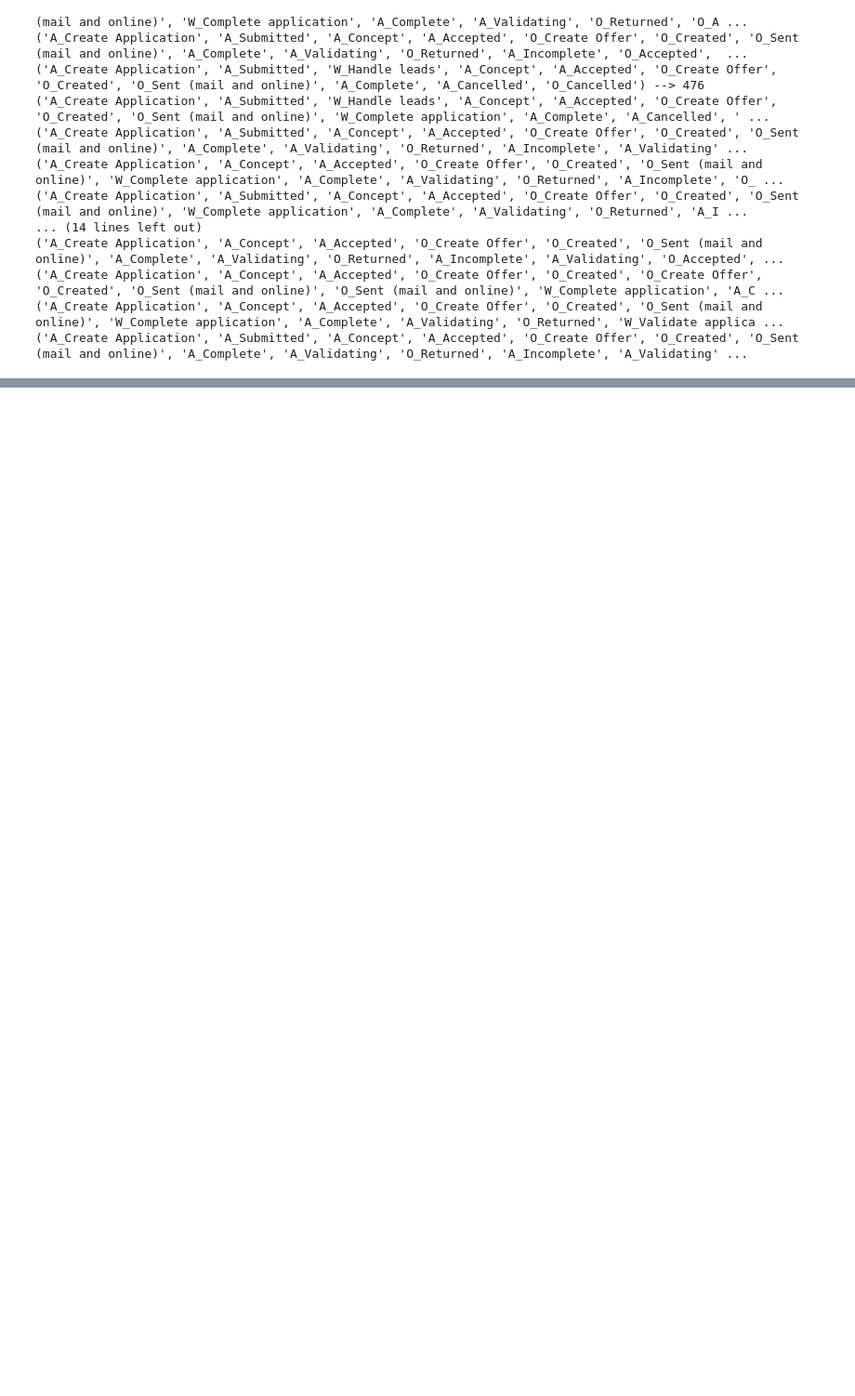
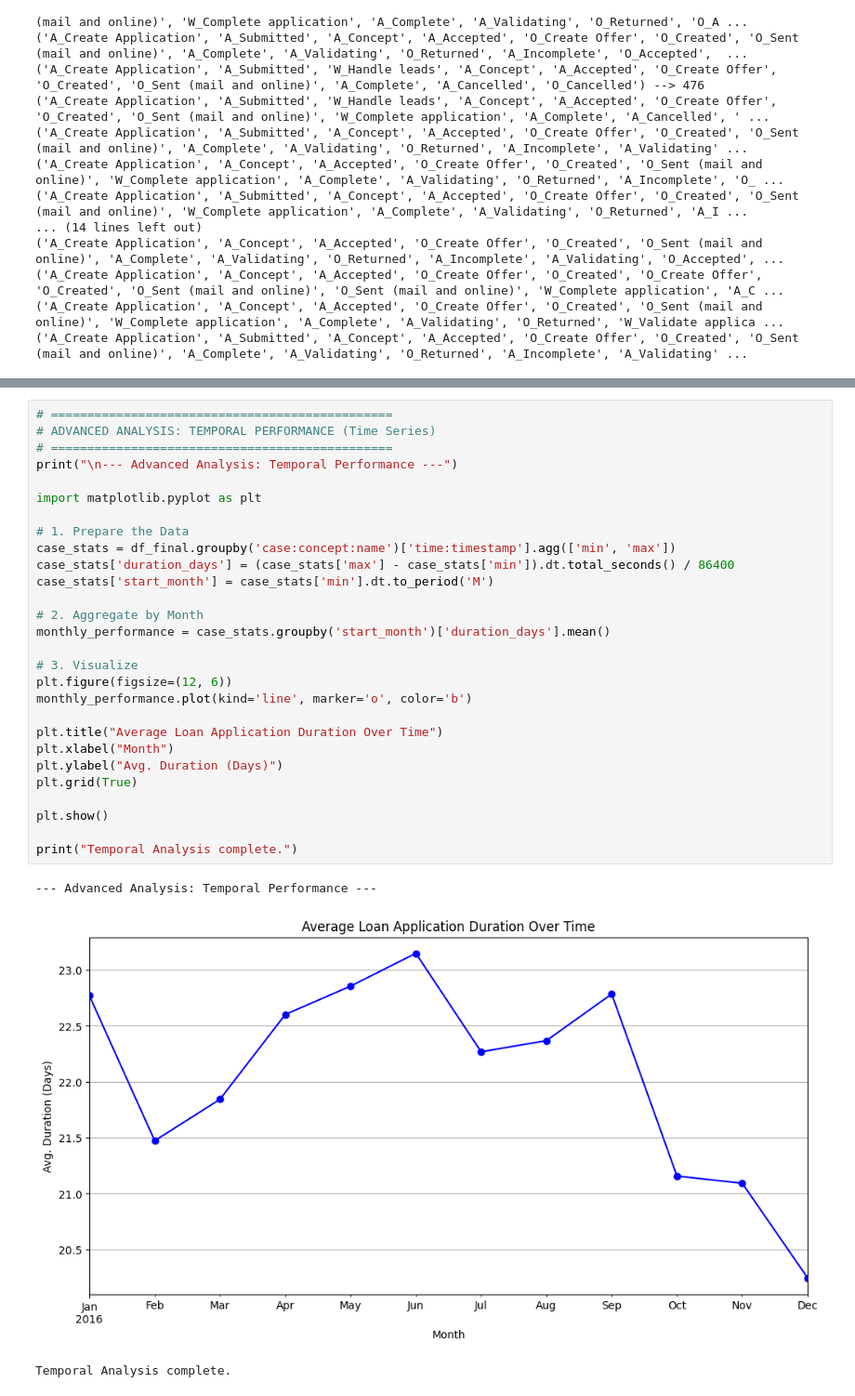
Before and after one commit to othmanesouguir/Process-Mining-BPIC17-Analysis, a Jupyter notebook: BPIC_17_Analysis.ipynb, the cells around one changed output, grey strips where cells are left out. Shown at 93% size. Cells and saved outputs as stored; diff of their text form; blank space fills up the shorter version.

```diff
--- a/BPIC_17_Analysis.ipynb
+++ b/BPIC_17_Analysis.ipynb
@@ -389,3 +388,35 @@ Signavio Model Fitness: 0.9454
 Signavio Model Precision: 0.9764
 Signavio Model Simplicity (Arc Degree): 0.7778
 Signavio Model Generalization: 0.9818
+# %%
+# ===============================================
+# ADVANCED ANALYSIS: TEMPORAL PERFORMANCE (Time Series)
+# ===============================================
+print("\n--- Advanced Analysis: Temporal Performance ---")
+
+import matplotlib.pyplot as plt
+
+# 1. Prepare the Data
+case_stats = df_final.groupby('case:concept:name')['time:timestamp'].agg(['min', 'max'])
+case_stats['duration_days'] = (case_stats['max'] - case_stats['min']).dt.total_seconds() / 86400
+case_stats['start_month'] = case_stats['min'].dt.to_period('M')
+
+# 2. Aggregate by Month
+monthly_performance = case_stats.groupby('start_month')['duration_days'].mean()
+
+# 3. Visualize
+plt.figure(figsize=(12, 6))
+monthly_performance.plot(kind='line', marker='o', color='b')
+
+plt.title("Average Loan Application Duration Over Time")
+plt.xlabel("Month")
+plt.ylabel("Avg. Duration (Days)")
+plt.grid(True)
+
+plt.show()
+
+print("Temporal Analysis complete.")
+# %% [output]
+--- Advanced Analysis: Temporal Performance ---
+[figure, added]
+Temporal Analysis complete.
```
Also changed, not shown: parts of 3 cells of this notebook.
